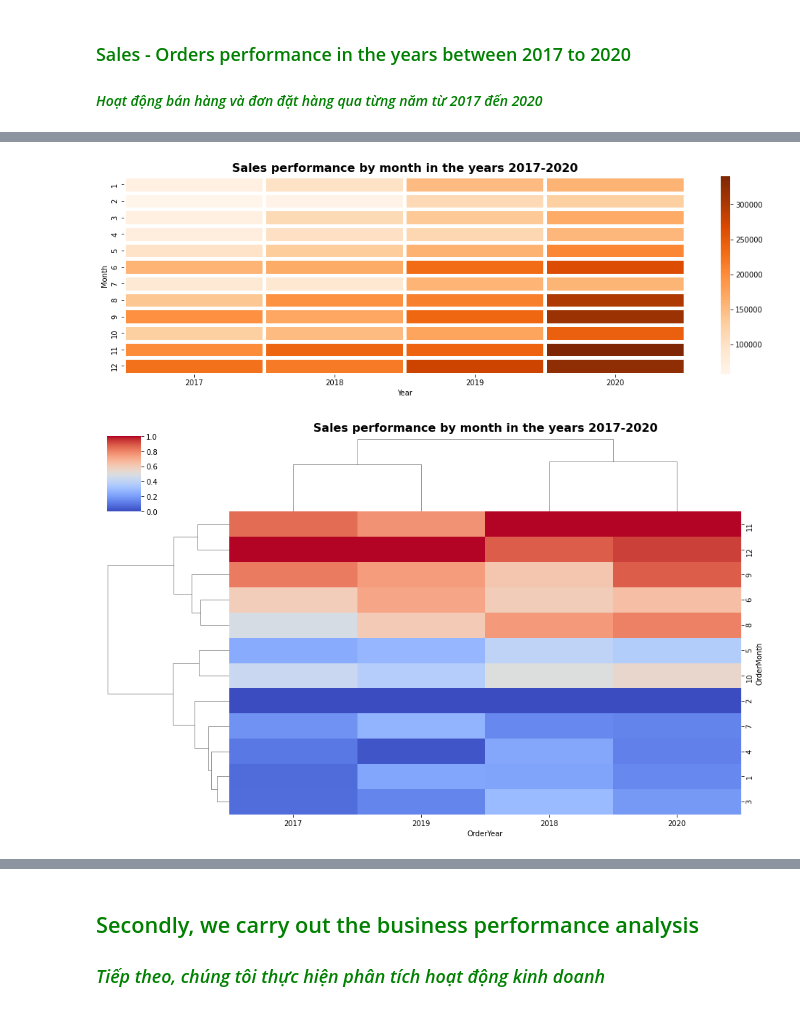
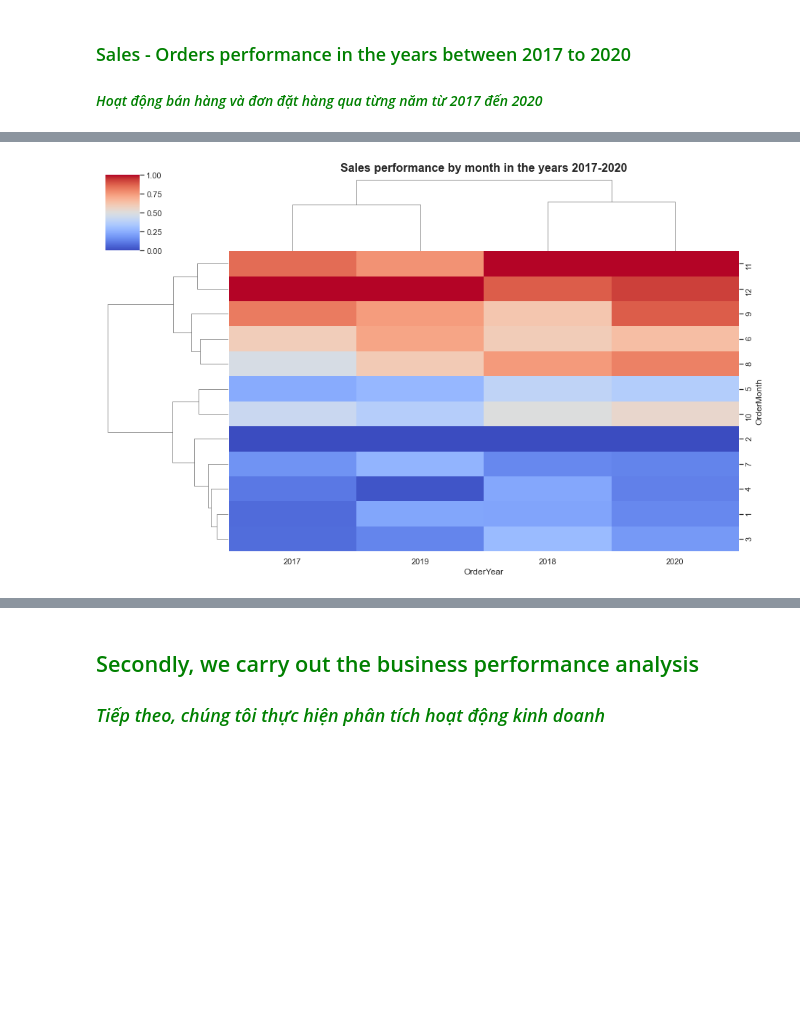
Before and after one commit to KennyHuynh1909/Python-mini-project--Furniture_Sales_and_customer, a Jupyter notebook: mini project.ipynb, the cells around one changed output, grey strips where cells are left out. Saved outputs shown, nothing was run; the diff lists cells and outputs as text; code cells hidden in the pictures; blank space fills up the shorter version.

```diff
--- a/mini project.ipynb
+++ b/mini project.ipynb
@@ -209,26 +209,15 @@ fig.update_layout(xaxis=dict(title_text="Year",titlefont=dict(size=10)),
 # %%
 #create the pivot table to view Sales results by Month of Year
 pvsales = data_mix.pivot_table(values='Sales',index='OrderMonth',columns='OrderYear', aggfunc='sum')
-
-### co the se bo luon heatmap nay
-#create basic heatmap
-fig, ax = plt.subplots(figsize=(17.3,5))
-sns.heatmap(pvsales,cmap='Oranges',linecolor='white',linewidths=5)
-#specify the axis content
-ax.set_ylabel('Month')
-ax.set_xlabel("Year")
-plt.title("Sales performance by month in the years 2017-2020",size=16, weight='bold')
-
 
 #create basic clustermap
 c=sns.clustermap(pvsales,cmap='coolwarm',standard_scale=1,figsize=(13,8))
 #specify the axis content
 c.ax_col_dendrogram.set_title("Sales performance by month in the years 2017-2020",size=16, weight='bold')
 
 plt.show()
 # %% [output]
-[figure, old version]
+[figure, new version]
-[figure, removed]
 # %% [markdown]
 #### **<span style="color: blue">Comment:</span>**
 
```
Also changed, not shown: parts of 10 cells of this notebook.
